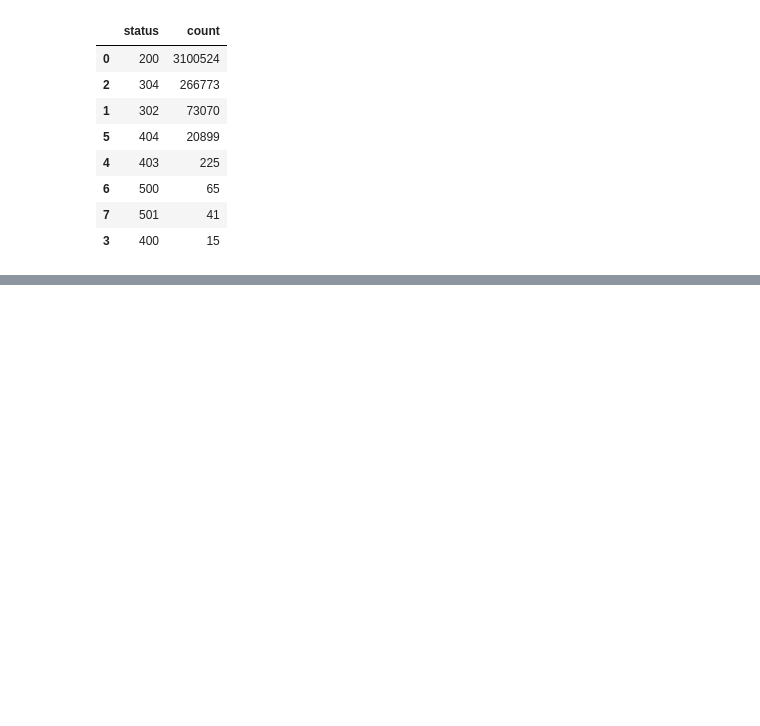
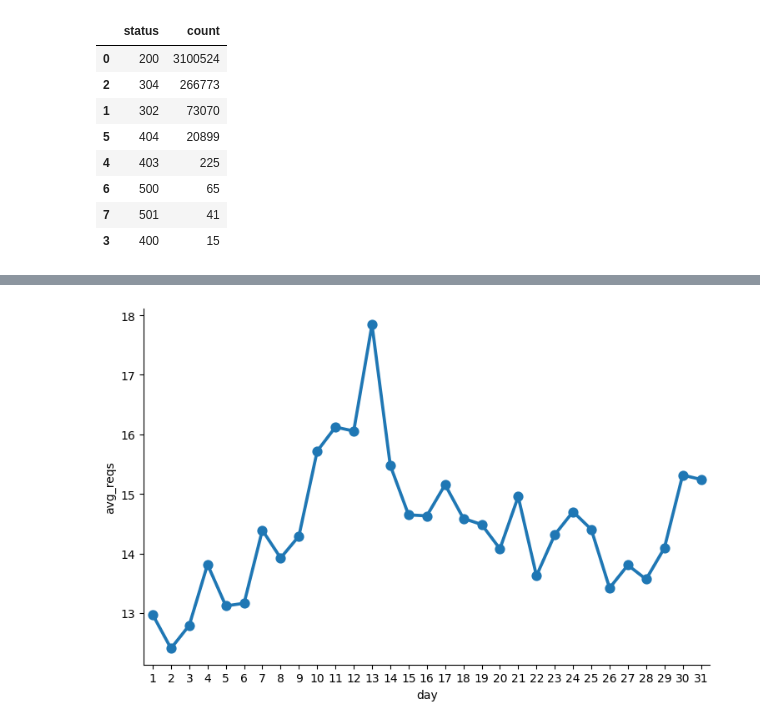
Before and after one commit to Schrrodinger/Server-Log-Analysis-with-NASA-HTTP-Dataset, a Jupyter notebook: 1.ipynb, the cells around one changed output, grey strips where cells are left out. Saved outputs shown, nothing was run; the diff lists cells and outputs as text; code cells hidden in the pictures; blank space fills up the shorter version.

```diff
--- a/1.ipynb
+++ b/1.ipynb
@@ -517,0 +667,4 @@ ImportError: cannot import name 'MatplotlibDeprecationWarning' from 'matplotlib.
+# %%
+host_day_df = logs_df.select(logs_df.host,
+                             F.dayofmonth('time').alias('day'))
+host_day_df.show(5, truncate=False)
@@ -517,0 +682,4 @@ ImportError: cannot import name 'MatplotlibDeprecationWarning' from 'matplotlib.
+# %%
+host_day_distinct_df = (host_day_df
+                          .dropDuplicates())
+host_day_distinct_df.show(5, truncate=False)
@@ -517,0 +699,21 @@ ImportError: cannot import name 'MatplotlibDeprecationWarning' from 'matplotlib.
+# %%
+daily_hosts_df = (host_day_distinct_df
+                     .groupBy('day')
+                     .count()
+                     .select(col("day"),
+                                      col("count").alias("total_hosts")))
+
+total_daily_reqests_df = (logs_df
+                              .select(F.dayofmonth("time")
+                                          .alias("day"))
+                              .groupBy("day")
+                              .count()
+                              .select(col("day"),
+                                      col("count").alias("total_reqs")))
+
+avg_daily_reqests_per_host_df = total_daily_reqests_df.join(daily_hosts_df, 'day')
+avg_daily_reqests_per_host_df = (avg_daily_reqests_per_host_df
+                                    .withColumn('avg_reqs', col('total_reqs') / col('total_hosts'))
+                                    .sort("day"))
+avg_daily_reqests_per_host_df = avg_daily_reqests_per_host_df.toPandas()
+avg_daily_reqests_per_host_df
@@ -517,0 +738,6 @@ ImportError: cannot import name 'MatplotlibDeprecationWarning' from 'matplotlib.
+# %%
+c = sns.catplot(x='day', y='avg_reqs',
+                data=avg_daily_reqests_per_host_df,
+                kind='point', height=5, aspect=1.5)
+# %% [output]
+[figure, added]
```
Also changed, not shown: parts of 28 cells of this notebook.
